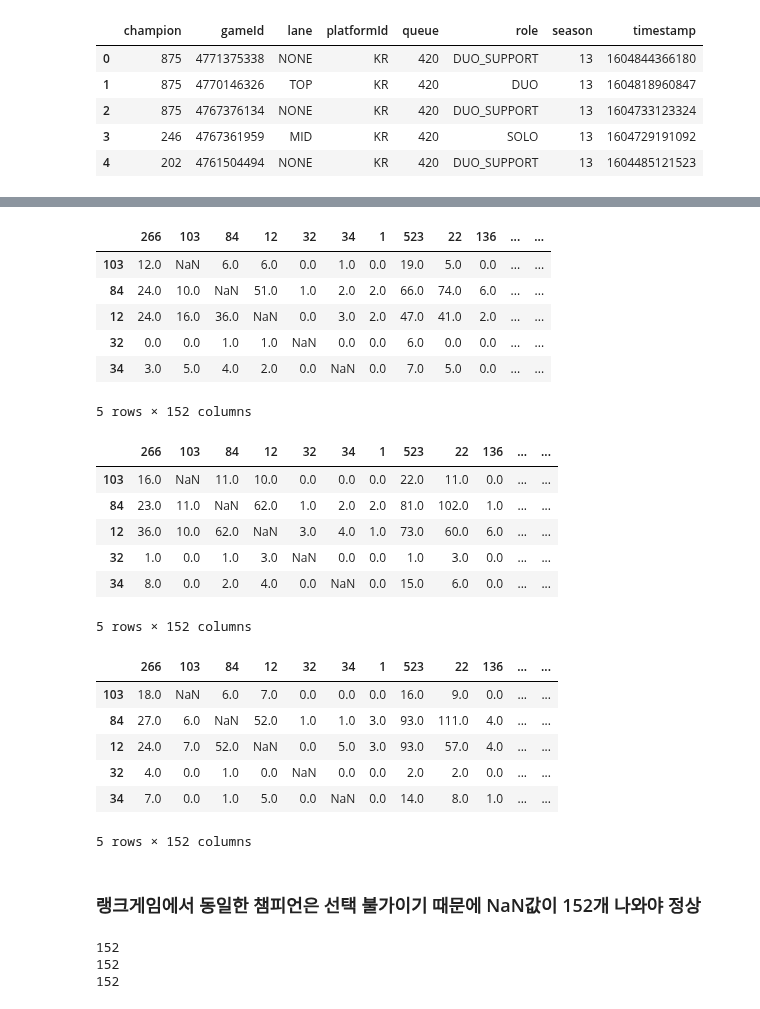
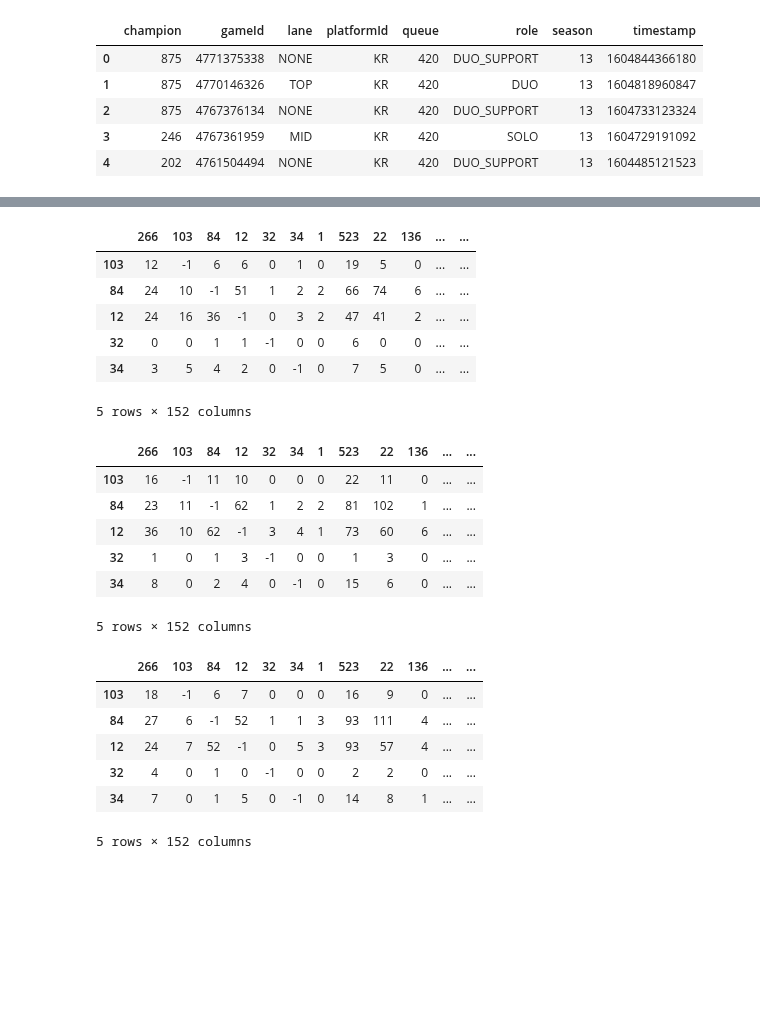
Before and after one commit to CSID-DGU/2020-2-OSSP-CP-DHL-3, a Jupyter notebook: src/DHL.ipynb, the cells around one changed output, grey strips where cells are left out. Saved outputs shown, nothing was run; the diff lists cells and outputs as text; code cells hidden in the pictures; blank space fills up the shorter version.

```diff
--- a/src/DHL.ipynb
+++ b/src/DHL.ipynb
@@ -260,49 +264,45 @@ cgm_match2.head()
 # %%
 with open('../data/numberWinsChampion.pickle', 'rb') as fr:
     numberWinsChampion = pickle.load(fr)
 numberWinsChampion = pd.DataFrame(numberWinsChampion)
+numberWinsChampion.fillna(-1, inplace=True)
+numberWinsChampion = numberWinsChampion.astype(int)
 numberWinsChampion.head()
 # %% [output]
 |  | 266 | 103 | 84 | 12 | 32 | 34 | 1 | 523 | 22 | 136 | ... | ... |
-| 103 | 12.0 | NaN | 6.0 | 6.0 | 0.0 | 1.0 | 0.0 | 19.0 | 5.0 | 0.0 | ... | ... |
-| 84 | 24.0 | 10.0 | NaN | 51.0 | 1.0 | 2.0 | 2.0 | 66.0 | 74.0 | 6.0 | ... | ... |
-| 12 | 24.0 | 16.0 | 36.0 | NaN | 0.0 | 3.0 | 2.0 | 47.0 | 41.0 | 2.0 | ... | ... |
-| 32 | 0.0 | 0.0 | 1.0 | 1.0 | NaN | 0.0 | 0.0 | 6.0 | 0.0 | 0.0 | ... | ... |
-| 34 | 3.0 | 5.0 | 4.0 | 2.0 | 0.0 | NaN | 0.0 | 7.0 | 5.0 | 0.0 | ... | ... |
+| 103 | 12 | -1 | 6 | 6 | 0 | 1 | 0 | 19 | 5 | 0 | ... | ... |
+| 84 | 24 | 10 | -1 | 51 | 1 | 2 | 2 | 66 | 74 | 6 | ... | ... |
+| 12 | 24 | 16 | 36 | -1 | 0 | 3 | 2 | 47 | 41 | 2 | ... | ... |
+| 32 | 0 | 0 | 1 | 1 | -1 | 0 | 0 | 6 | 0 | 0 | ... | ... |
+| 34 | 3 | 5 | 4 | 2 | 0 | -1 | 0 | 7 | 5 | 0 | ... | ... |
 5 rows × 152 columns
 # %%
 with open('../data/numberWinsCombination.pickle', 'rb') as fr:
     numberWinsCombination = pickle.load(fr)
 numberWinsCombination = pd.DataFrame(numberWinsCombination)
+numberWinsCombination.fillna(-1, inplace=True)
+numberWinsCombination = numberWinsCombination.astype(int)
 numberWinsCombination.head()
 # %% [output]
 |  | 266 | 103 | 84 | 12 | 32 | 34 | 1 | 523 | 22 | 136 | ... | ... |
-| 103 | 16.0 | NaN | 11.0 | 10.0 | 0.0 | 0.0 | 0.0 | 22.0 | 11.0 | 0.0 | ... | ... |
-| 84 | 23.0 | 11.0 | NaN | 62.0 | 1.0 | 2.0 | 2.0 | 81.0 | 102.0 | 1.0 | ... | ... |
-| 12 | 36.0 | 10.0 | 62.0 | NaN | 3.0 | 4.0 | 1.0 | 73.0 | 60.0 | 6.0 | ... | ... |
-| 32 | 1.0 | 0.0 | 1.0 | 3.0 | NaN | 0.0 | 0.0 | 1.0 | 3.0 | 0.0 | ... | ... |
-| 34 | 8.0 | 0.0 | 2.0 | 4.0 | 0.0 | NaN | 0.0 | 15.0 | 6.0 | 0.0 | ... | ... |
+| 103 | 16 | -1 | 11 | 10 | 0 | 0 | 0 | 22 | 11 | 0 | ... | ... |
+| 84 | 23 | 11 | -1 | 62 | 1 | 2 | 2 | 81 | 102 | 1 | ... | ... |
+| 12 | 36 | 10 | 62 | -1 | 3 | 4 | 1 | 73 | 60 | 6 | ... | ... |
+| 32 | 1 | 0 | 1 | 3 | -1 | 0 | 0 | 1 | 3 | 0 | ... | ... |
+| 34 | 8 | 0 | 2 | 4 | 0 | -1 | 0 | 15 | 6 | 0 | ... | ... |
 5 rows × 152 columns
 # %%
 with open('../data/numberLosesCombination.pickle', 'rb') as fr:
     numberLosesCombination = pickle.load(fr)
 numberLosesCombination = pd.DataFrame(numberLosesCombination)
+numberLosesCombination.fillna(-1, inplace=True)
+numberLosesCombination = numberLosesCombination.astype(int)
 numberLosesCombination.head()
 # %% [output]
 |  | 266 | 103 | 84 | 12 | 32 | 34 | 1 | 523 | 22 | 136 | ... | ... |
-| 103 | 18.0 | NaN | 6.0 | 7.0 | 0.0 | 0.0 | 0.0 | 16.0 | 9.0 | 0.0 | ... | ... |
-| 84 | 27.0 | 6.0 | NaN | 52.0 | 1.0 | 1.0 | 3.0 | 93.0 | 111.0 | 4.0 | ... | ... |
-| 12 | 24.0 | 7.0 | 52.0 | NaN | 0.0 | 5.0 | 3.0 | 93.0 | 57.0 | 4.0 | ... | ... |
-| 32 | 4.0 | 0.0 | 1.0 | 0.0 | NaN | 0.0 | 0.0 | 2.0 | 2.0 | 0.0 | ... | ... |
-| 34 | 7.0 | 0.0 | 1.0 | 5.0 | 0.0 | NaN | 0.0 | 14.0 | 8.0 | 1.0 | ... | ... |
+| 103 | 18 | -1 | 6 | 7 | 0 | 0 | 0 | 16 | 9 | 0 | ... | ... |
+| 84 | 27 | 6 | -1 | 52 | 1 | 1 | 3 | 93 | 111 | 4 | ... | ... |
+| 12 | 24 | 7 | 52 | -1 | 0 | 5 | 3 | 93 | 57 | 4 | ... | ... |
+| 32 | 4 | 0 | 1 | 0 | -1 | 0 | 0 | 2 | 2 | 0 | ... | ... |
+| 34 | 7 | 0 | 1 | 5 | 0 | -1 | 0 | 14 | 8 | 1 | ... | ... |
 5 rows × 152 columns
-# %% [markdown]
-### 랭크게임에서 동일한 챔피언은 선택 불가이기 때문에 NaN값이 152개 나와야 정상
-# %%
-print(numberWinsChampion.isnull().sum().sum())
-print(numberWinsCombination.isnull().sum().sum())
-print(numberLosesCombination.isnull().sum().sum())
-# %% [output]
-152
-152
-152
```
Also changed, not shown: parts of 1 cell of this notebook.
